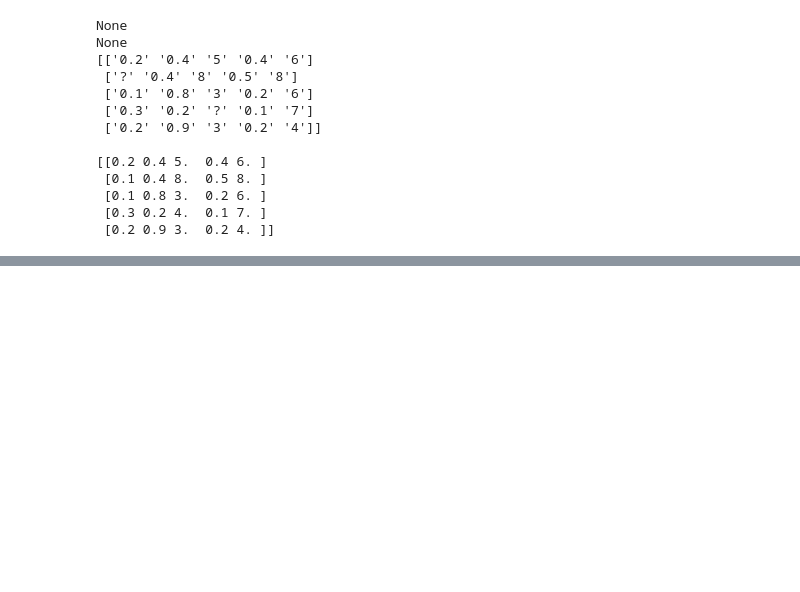
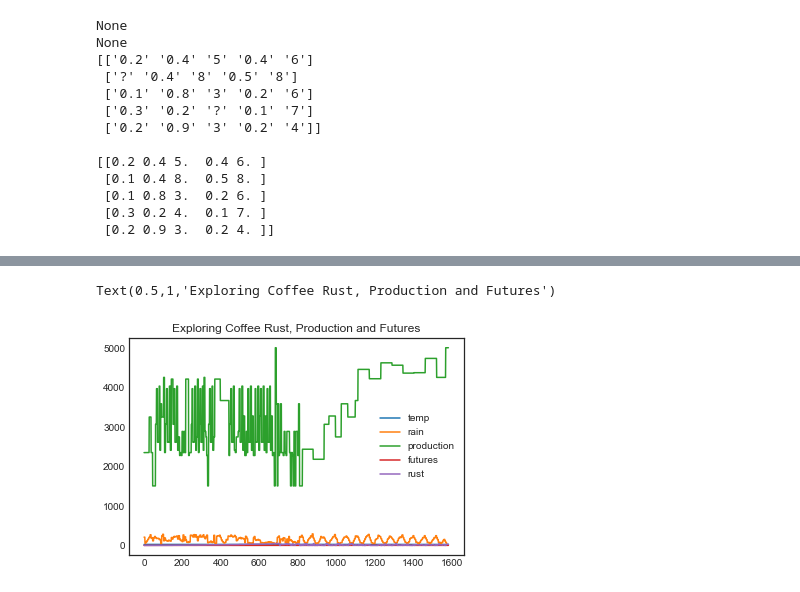
Before and after one commit to thedatalass/CoffeeRust, a Jupyter notebook: kNN_Imputer.ipynb, the cells around one changed output, grey strips where cells are left out. Saved outputs shown, nothing was run; the diff lists cells and outputs as text; code cells hidden in the pictures; blank space fills up the shorter version.

```diff
--- a/kNN_Imputer.ipynb
+++ b/kNN_Imputer.ipynb
@@ -178,4 +71,5 @@ brasildf.head()
 # %%
 #Convert pandas dataframe as numpy array
-brasildf.values
+array = brasil.values
+array
 # %% [output]
@@ -188,0 +83,12 @@ array([['1/1/1991', 25.643, 260.878, '15.00', 2273.83, 0.8805],
+# %%
+import numpy as np
+from rkNN_imputer.rkNN import rkNN
+
+imp = rkNN ()
+imp.fit (array)
+imputed_array = imp.transform (array)
+
+# show orignal and imputed dataset
+print (array)
+print ("")
+print (imputed_array)
@@ -188,0 +134,10 @@ array([['1/1/1991', 25.643, 260.878, '15.00', 2273.83, 0.8805],
+# %%
+#Convert imputed values back to pandas dataframe
+
+#Code adapted from https://www.ritchieng.com/creating-dataframe-from-objects/
+# columns
+columns_new = ['temp', 'rain','production','futures','rust']
+
+# pass in array and columns
+brasil_new = pd.DataFrame(imputed_array, columns=columns_new)
+brasil_new
@@ -188,0 +167,13 @@ array([['1/1/1991', 25.643, 260.878, '15.00', 2273.83, 0.8805],
+# %%
+#But do we need the date for our models???
+
+#EXPLORATORY DATA ANALYSIS
+
+#CMD - pip install pytz, pip install pandas, pip install matplotlib, pip install numpy
+#Import libraries
+import pandas as pd
+import numpy as np
+import matplotlib.pyplot as plt
+import seaborn as sns
+sns.set_style('white')
+%matplotlib inline
@@ -188,0 +190,6 @@ array([['1/1/1991', 25.643, 260.878, '15.00', 2273.83, 0.8805],
+# %%
+brasil_new.plot();
+plt.title("Exploring Coffee Rust, Production and Futures")
+# %% [output]
+Text(0.5,1,'Exploring Coffee Rust, Production and Futures')
+[figure, added]
```
Also changed, not shown: parts of 34 cells of this notebook.
